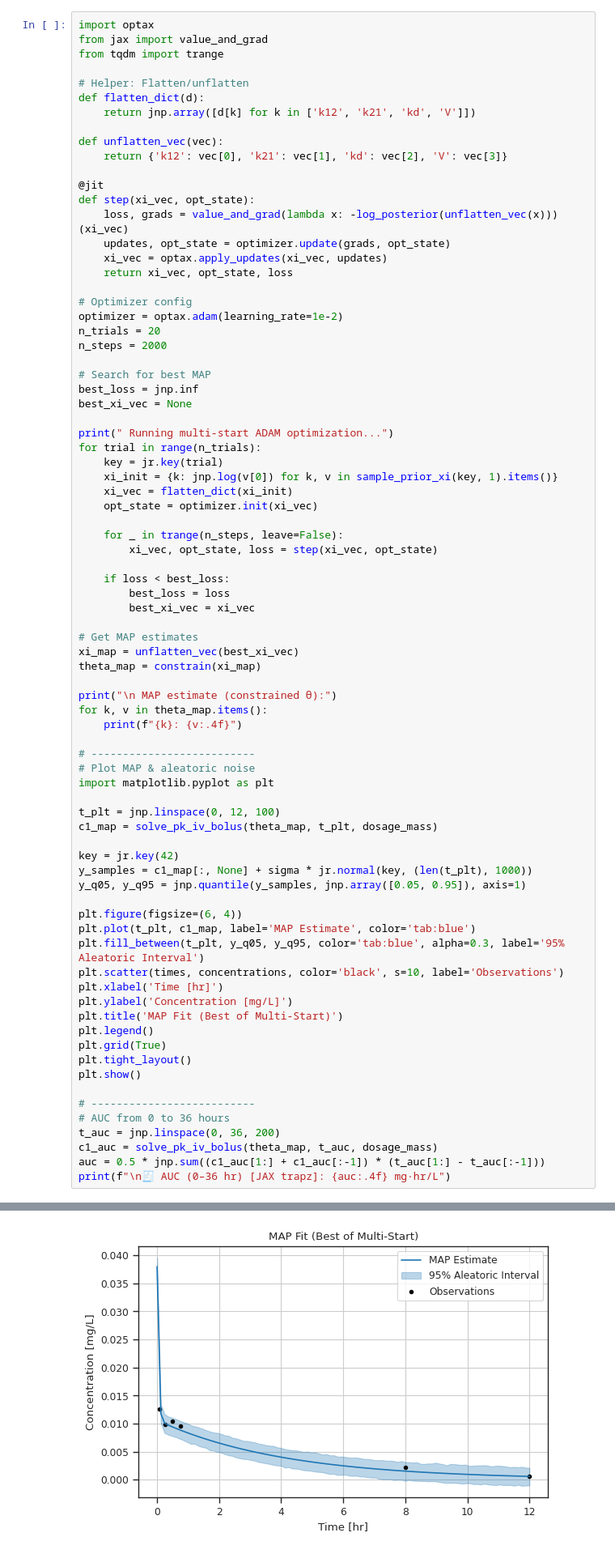
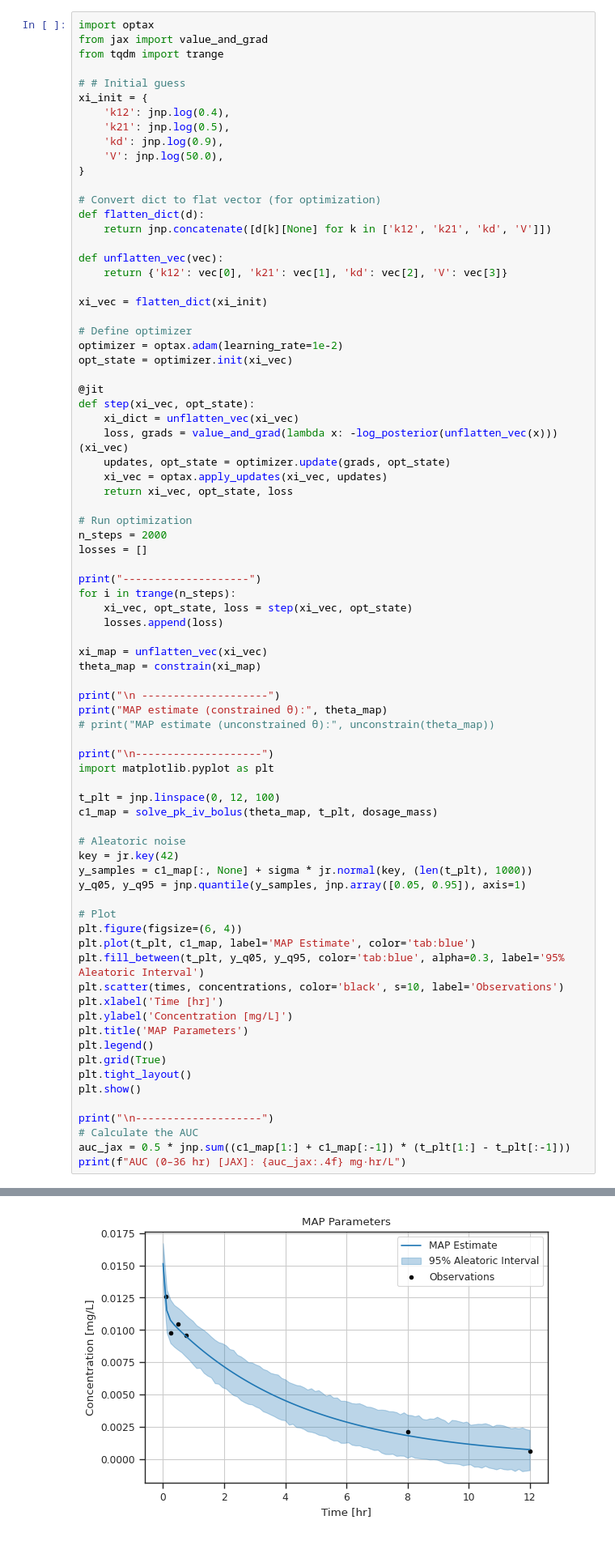
Before and after one commit to Shaunak-Mukherjee/ME697-advanced-scientific-machine-learning, a Jupyter notebook: book/homework/06_homework.ipynb, the cells around one changed output, grey strips where cells are left out. Shown at 81% size. Drawn from its saved outputs; the diff is of its cells as text.

```diff
--- a/book/homework/06_homework.ipynb
+++ b/book/homework/06_homework.ipynb
@@ -740,78 +745,77 @@ import optax
 from jax import value_and_grad
 from tqdm import trange
 
-# Helper: Flatten/unflatten
+# # Initial guess
+xi_init = {
+    'k12': jnp.log(0.4),
+    'k21': jnp.log(0.5),
+    'kd': jnp.log(0.9),
+    'V': jnp.log(50.0),
+}
+
+# Convert dict to flat vector (for optimization)
 def flatten_dict(d):
-    return jnp.array([d[k] for k in ['k12', 'k21', 'kd', 'V']])
+    return jnp.concatenate([d[k][None] for k in ['k12', 'k21', 'kd', 'V']])
 
 def unflatten_vec(vec):
     return {'k12': vec[0], 'k21': vec[1], 'kd': vec[2], 'V': vec[3]}
 
+xi_vec = flatten_dict(xi_init)
+
+# Define optimizer
+optimizer = optax.adam(learning_rate=1e-2)
+opt_state = optimizer.init(xi_vec)
+
 @jit
 def step(xi_vec, opt_state):
+    xi_dict = unflatten_vec(xi_vec)
     loss, grads = value_and_grad(lambda x: -log_posterior(unflatten_vec(x)))(xi_vec)
     updates, opt_state = optimizer.update(grads, opt_state)
     xi_vec = optax.apply_updates(xi_vec, updates)
     return xi_vec, opt_state, loss
 
-# Optimizer config
-optimizer = optax.adam(learning_rate=1e-2)
-n_trials = 20
+# Run optimization
 n_steps = 2000
+losses = []
 
-# Search for best MAP
-best_loss = jnp.inf
-best_xi_vec = None
+print("--------------------")
+for i in trange(n_steps):
+    xi_vec, opt_state, loss = step(xi_vec, opt_state)
+    losses.append(loss)
 
-print(" Running multi-start ADAM optimization...")
-for trial in range(n_trials):
-    key = jr.key(trial)
-    xi_init = {k: jnp.log(v[0]) for k, v in sample_prior_xi(key, 1).items()}
-    xi_vec = flatten_dict(xi_init)
-    opt_state = optimizer.init(xi_vec)
-
-    for _ in trange(n_steps, leave=False):
-        xi_vec, opt_state, loss = step(xi_vec, opt_state)
-
-    if loss < best_loss:
-        best_loss = loss
-        best_xi_vec = xi_vec
-
-# Get MAP estimates
-xi_map = unflatten_vec(best_xi_vec)
+xi_map = unflatten_vec(xi_vec)
 theta_map = constrain(xi_map)
 
-print("\n MAP estimate (constrained θ):")
-for k, v in theta_map.items():
-    print(f"{k}: {v:.4f}")
+print("\n --------------------")
+print("MAP estimate (constrained θ):", theta_map)
+# print("MAP estimate (unconstrained θ):", unconstrain(theta_map))
 
-# --------------------------
-# Plot MAP & aleatoric noise
+print("\n--------------------")
 import matplotlib.pyplot as plt
 
 t_plt = jnp.linspace(0, 12, 100)
 c1_map = solve_pk_iv_bolus(theta_map, t_plt, dosage_mass)
 
+# Aleatoric noise
 key = jr.key(42)
 y_samples = c1_map[:, None] + sigma * jr.normal(key, (len(t_plt), 1000))
 y_q05, y_q95 = jnp.quantile(y_samples, jnp.array([0.05, 0.95]), axis=1)
 
+# Plot
 plt.figure(figsize=(6, 4))
 plt.plot(t_plt, c1_map, label='MAP Estimate', color='tab:blue')
 plt.fill_between(t_plt, y_q05, y_q95, color='tab:blue', alpha=0.3, label='95% Aleatoric Interval')
 plt.scatter(times, concentrations, color='black', s=10, label='Observations')
 plt.xlabel('Time [hr]')
 plt.ylabel('Concentration [mg/L]')
-plt.title('MAP Fit (Best of Multi-Start)')
+plt.title('MAP Parameters')
 plt.legend()
 plt.grid(True)
 plt.tight_layout()
 plt.show()
 
-# --------------------------
-# AUC from 0 to 36 hours
-t_auc = jnp.linspace(0, 36, 200)
-c1_auc = solve_pk_iv_bolus(theta_map, t_auc, dosage_mass)
-auc = 0.5 * jnp.sum((c1_auc[1:] + c1_auc[:-1]) * (t_auc[1:] - t_auc[:-1]))
-print(f"\n🧾 AUC (0–36 hr) [JAX trapz]: {auc:.4f} mg·hr/L")
+print("\n--------------------")
+# Calculate the AUC
+auc_jax = 0.5 * jnp.sum((c1_map[1:] + c1_map[:-1]) * (t_plt[1:] - t_plt[:-1]))
+print(f"AUC (0–36 hr) [JAX]: {auc_jax:.4f} mg·hr/L")
 # %% [output]
@@ -824 +827 @@ V: 17.1057
-[figure, old version]
+[figure, new version]
```
Also changed, not shown: parts of 4 cells of this notebook.
